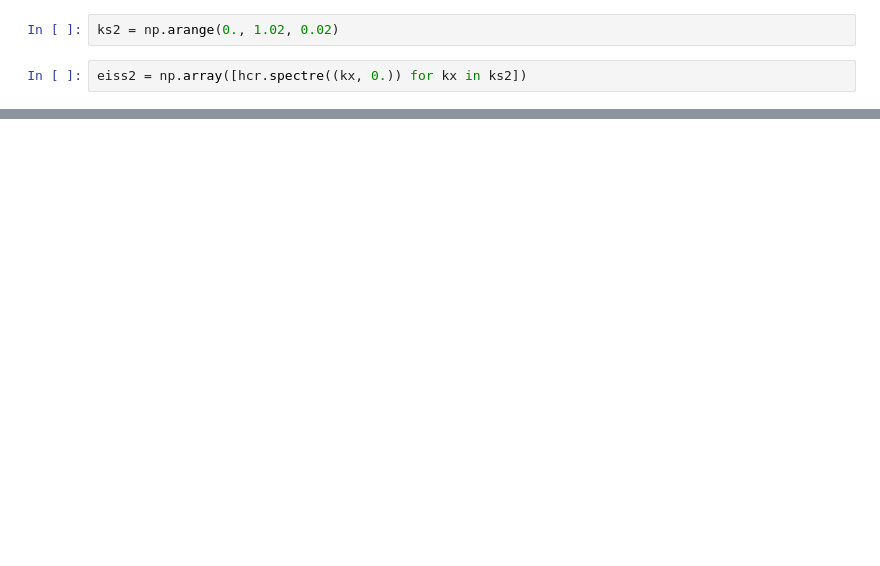
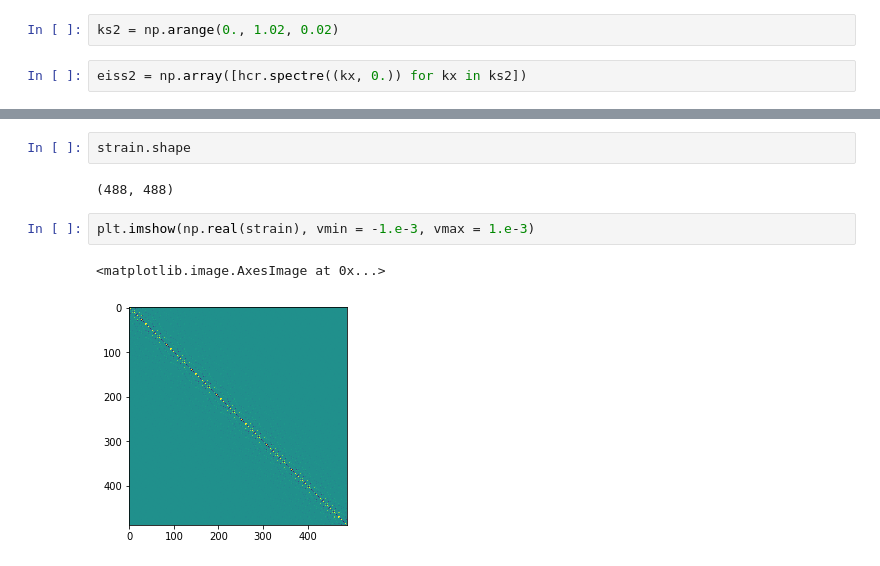
Before and after one commit to NeilKulikov/CppHgCdTe, a Jupyter notebook: interop/bindings/one_well_strain.ipynb, the cells around one changed output, grey strips where cells are left out. Drawn from its saved outputs; the diff is of its cells as text; blank space fills up the shorter version.

```diff
--- a/interop/bindings/one_well_strain.ipynb
+++ b/interop/bindings/one_well_strain.ipynb
@@ -48,0 +56,9 @@ eiss2[10, 360] - eiss2[0, 364]
+# %%
+strain.shape
+# %% [output]
+(488, 488)
+# %%
+plt.imshow(np.real(strain), vmin = -1.e-3, vmax = 1.e-3)
+# %% [output]
+<matplotlib.image.AxesImage at 0x...>
+[figure, added]
```
Also changed, not shown: parts of 7 cells of this notebook, 10 other files.
